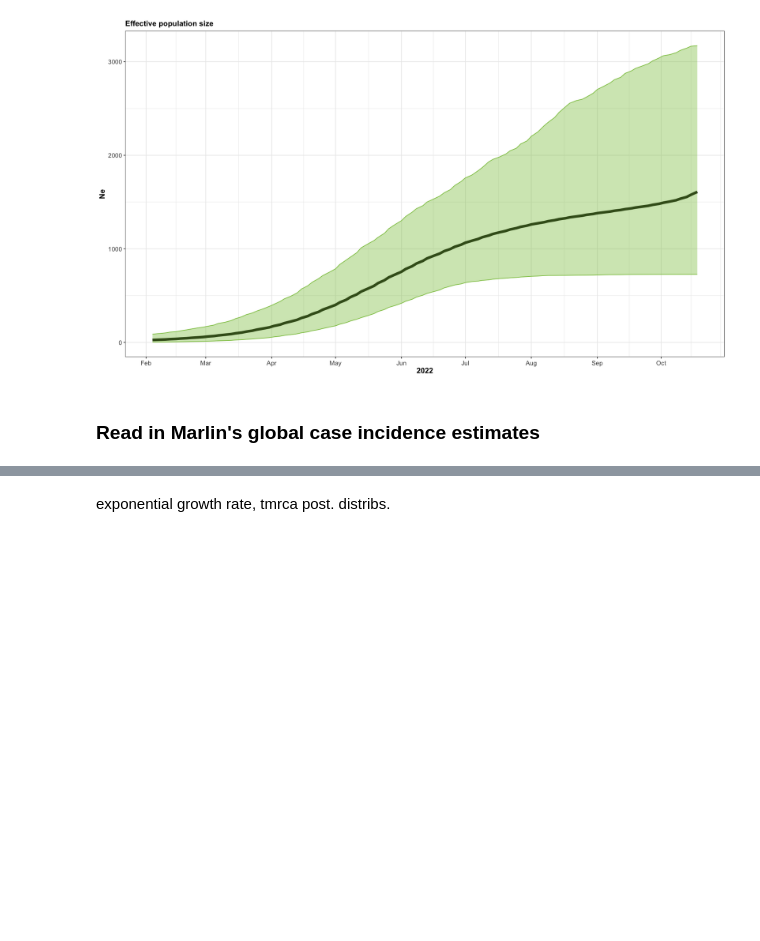
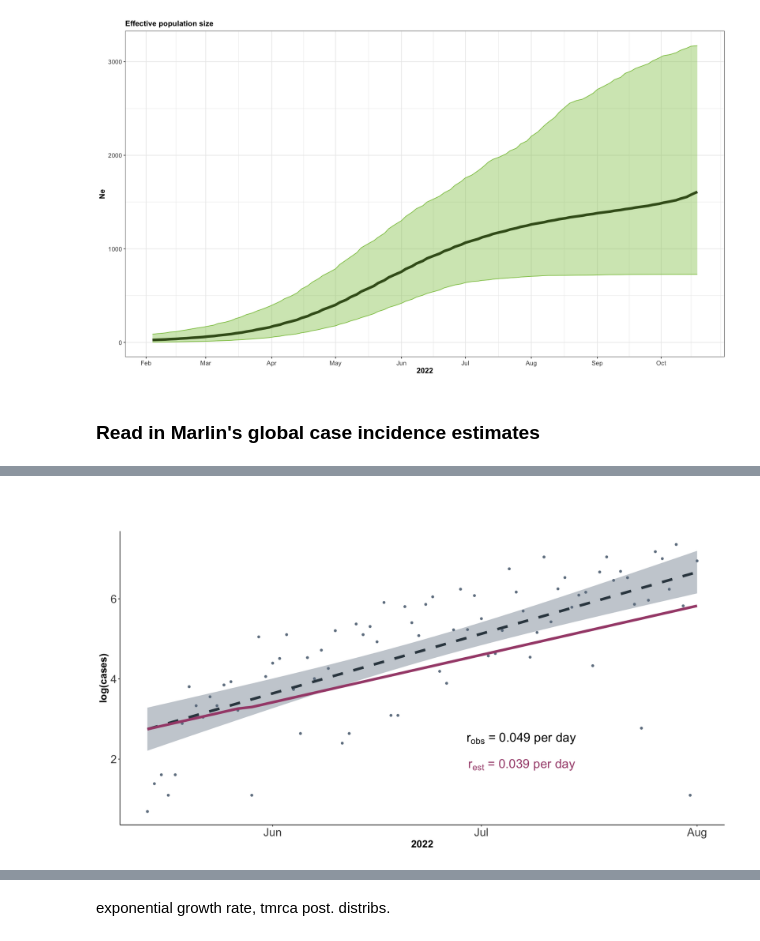
Before and after one commit to blab/mpox-dynamics, a Jupyter notebook: scripts/netau.ipynb, the cells around one changed output, grey strips where cells are left out. Cells and saved outputs as stored; diff of their text form; code cells hidden in the pictures; blank space fills up the shorter version.

```diff
--- a/scripts/netau.ipynb
+++ b/scripts/netau.ipynb
@@ -188,0 +292,28 @@ A data.frame: 6 × 24
+# %%
+ggplot(cc_early, aes(x=datetime, y=log_cases)) +
+    geom_point(color='#708090') +
+    stat_smooth(method = "lm", #,se=False,
+                formula = y ~ x,
+                fill='#708090',
+                color='#36454f',
+                size=2,
+                linetype = "dashed") +
+    ylab('log(cases)') + xlab('2022') +
+    ggtitle(subtitle=expression(paste('r'[est],' = 0.039 per day')), label = expression(paste('r'[obs],' = 0.049 per day'))) +
+    geom_line(data=r_overlay, mapping=aes(x=datetime, y=infections), size=2, color='#a64d79') +
+    theme(plot.title = element_text(size = 20, vjust = -85, hjust=.7),
+          plot.subtitle = element_text(size = 20, color = "#a64d79", vjust = -88,hjust = .7),
+          axis.text=element_text(size=18),
+          axis.title=element_text(size=16,face="bold"),
+          panel.grid.minor.x = element_line(),
+          panel.border     = element_blank(),
+          panel.grid.major = element_blank(),
+          panel.grid.minor = element_blank(),
+          strip.background = element_rect(fill = "white", colour = "black", linewidth = rel(2)),
+          axis.line = element_line(colour = "black", linewidth = rel(1)),
+          legend.key = element_blank(),
+          panel.background = element_rect(fill = "white", colour = NA))
+
+ggsave("r_overlay_gg.png", width=14, height=8)
+# %% [output]
+[figure, added]
```
Also changed, not shown: parts of 34 cells of this notebook, 4 other files.
